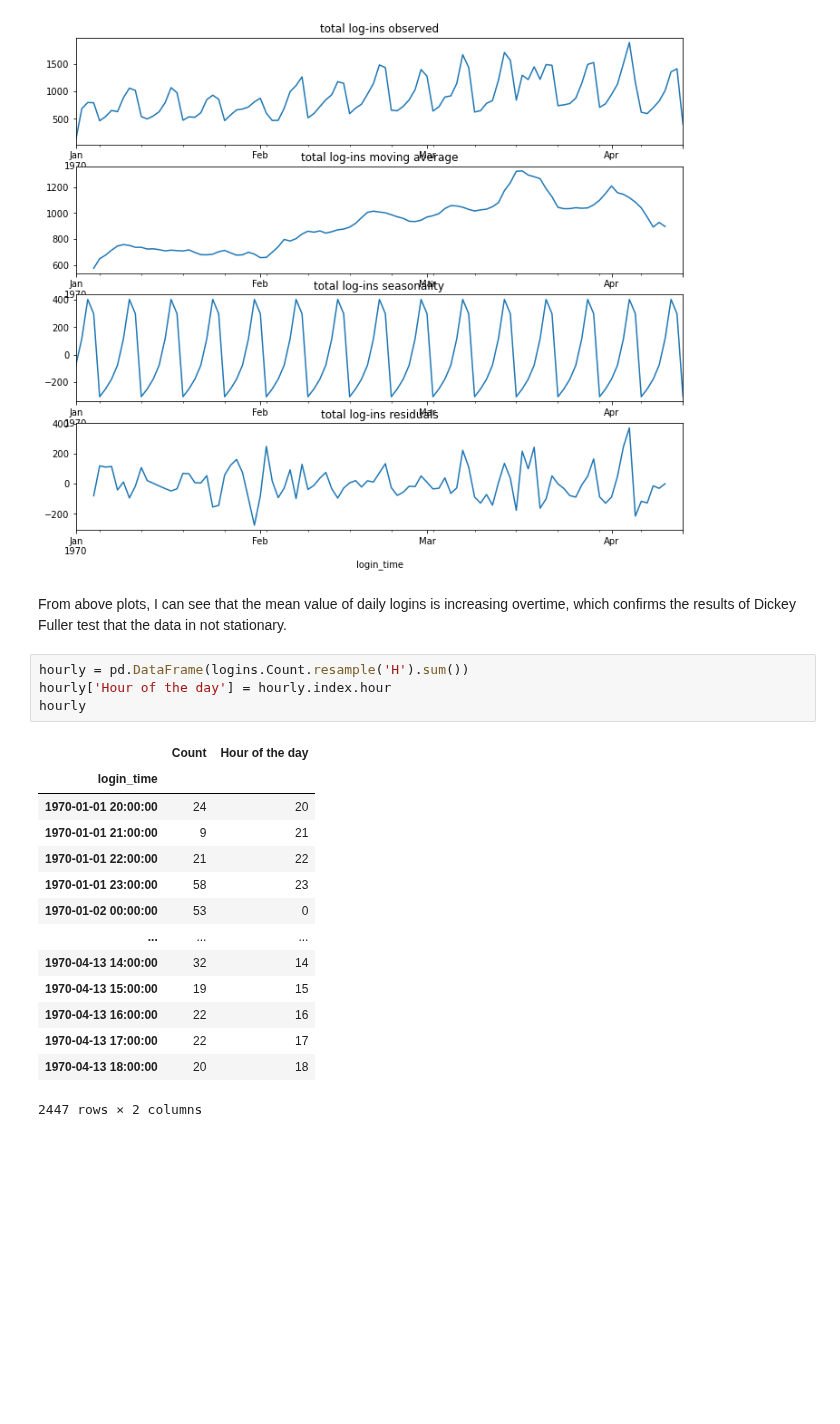
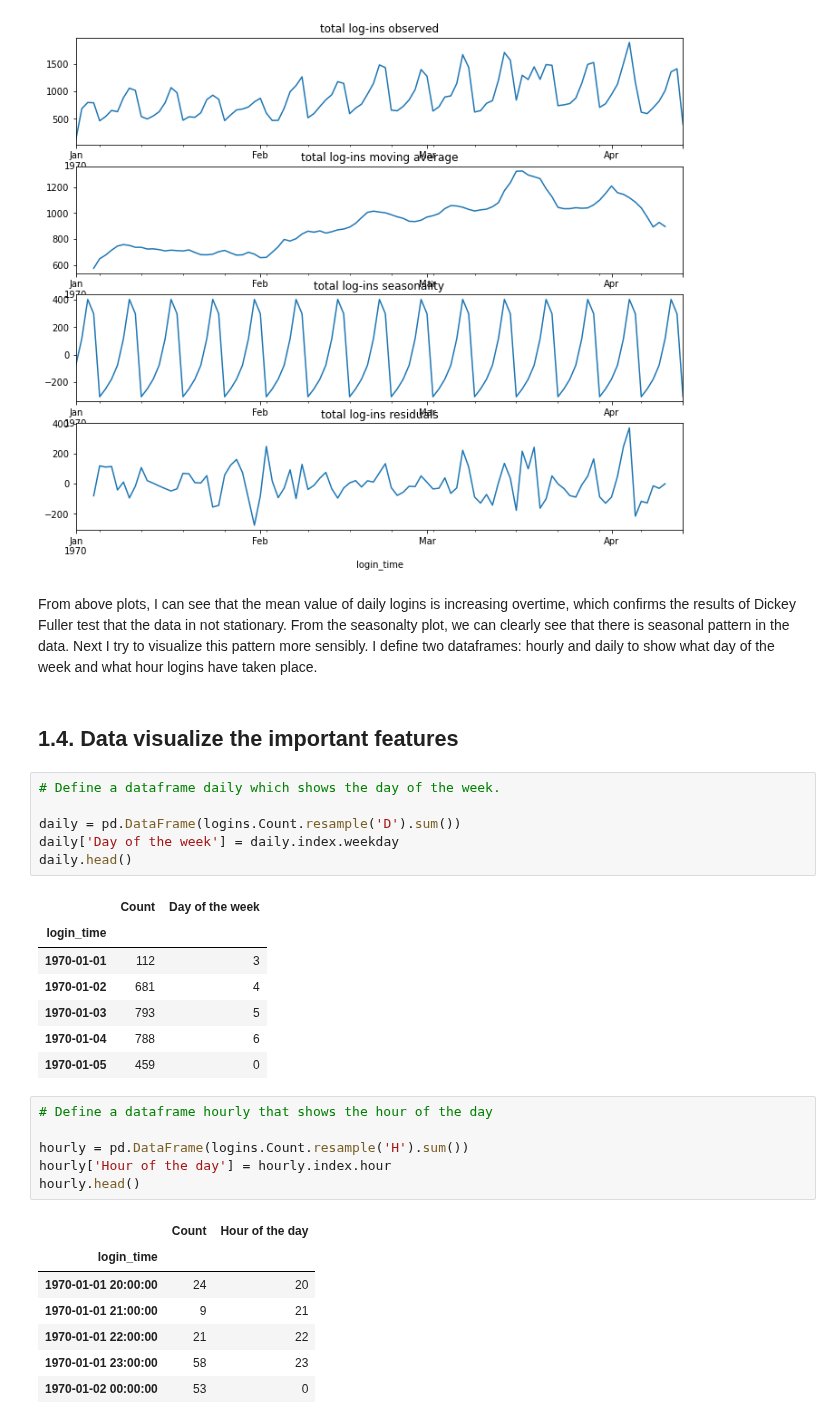
Before and after one commit to somayehY/SomayeYoussefi, a Jupyter notebook: ultimate_challenge/Ultimate_challenge.ipynb, the cells around one changed output. Cells and saved outputs as stored; diff of their text form; blank space fills up the shorter version.

```diff
--- a/ultimate_challenge/Ultimate_challenge.ipynb
+++ b/ultimate_challenge/Ultimate_challenge.ipynb
@@ -112,23 +202,34 @@ axes3.set_title('total log-ins residuals')
 Text(0.5, 1.0, 'total log-ins residuals')
 [figure]
 # %% [markdown]
-From above plots, I can see that the mean value of daily logins is increasing overtime, which confirms the results of Dickey Fuller test that the data in not stationary.
+From above plots, I can see that the mean value of daily logins is increasing overtime, which confirms the results of Dickey Fuller test that the data in not stationary. From the seasonalty plot, we can clearly see that there is seasonal pattern in the data. Next I try to visualize this pattern more sensibly. I define two dataframes: hourly and daily to show what day of the week and what hour logins have taken place.
+# %% [markdown]
+## 1.4. Data visualize the important features <a class='anchor' id='vis'><a/>
+# %%
+# Define a dataframe daily which shows the day of the week.
+
+daily = pd.DataFrame(logins.Count.resample('D').sum())
+daily['Day of the week'] = daily.index.weekday
+daily.head()
+# %% [output]
+|  | Count | Day of the week |
+| login_time |  |  |
+| 1970-01-01 | 112 | 3 |
+| 1970-01-02 | 681 | 4 |
+| 1970-01-03 | 793 | 5 |
+| 1970-01-04 | 788 | 6 |
+| 1970-01-05 | 459 | 0 |
 # %%
+# Define a dataframe hourly that shows the hour of the day
+
 hourly = pd.DataFrame(logins.Count.resample('H').sum())
 hourly['Hour of the day'] = hourly.index.hour
-hourly
+hourly.head()
 # %% [output]
 |  | Count | Hour of the day |
 | login_time |  |  |
 | 1970-01-01 20:00:00 | 24 | 20 |
 | 1970-01-01 21:00:00 | 9 | 21 |
 | 1970-01-01 22:00:00 | 21 | 22 |
 | 1970-01-01 23:00:00 | 58 | 23 |
 | 1970-01-02 00:00:00 | 53 | 0 |
-| ... | ... | ... |
-| 1970-04-13 14:00:00 | 32 | 14 |
-| 1970-04-13 15:00:00 | 19 | 15 |
-| 1970-04-13 16:00:00 | 22 | 16 |
-| 1970-04-13 17:00:00 | 22 | 17 |
-| 1970-04-13 18:00:00 | 20 | 18 |
-2447 rows × 2 columns
```
Also changed, not shown: parts of 75 cells of this notebook.
